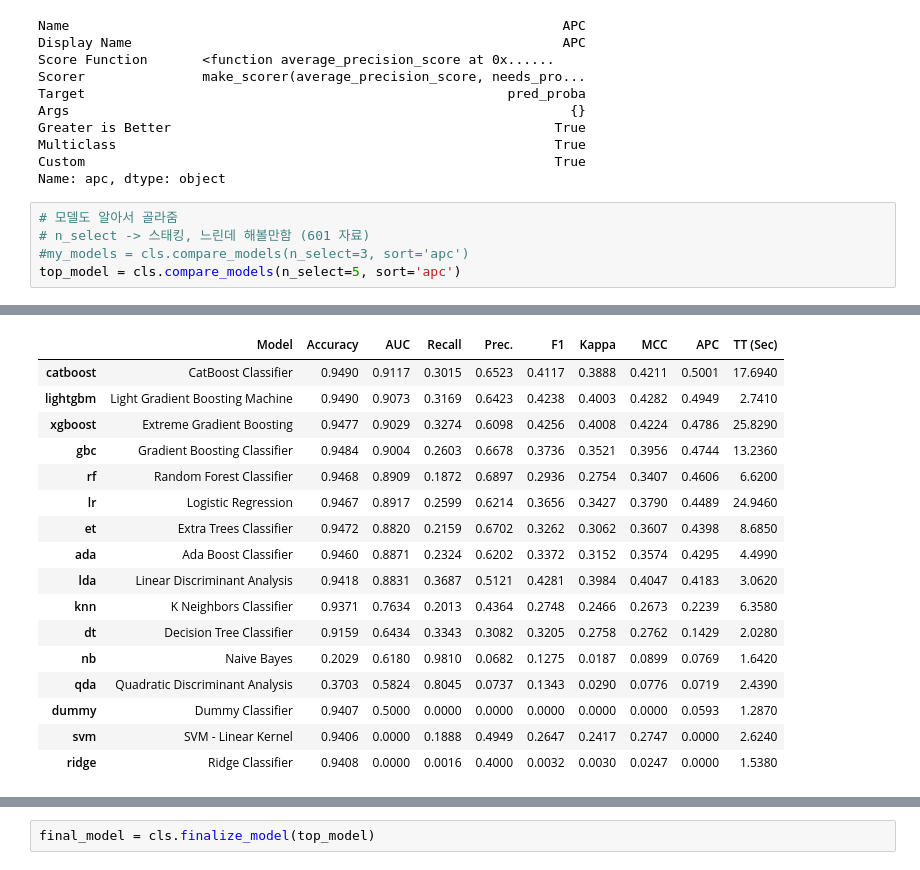
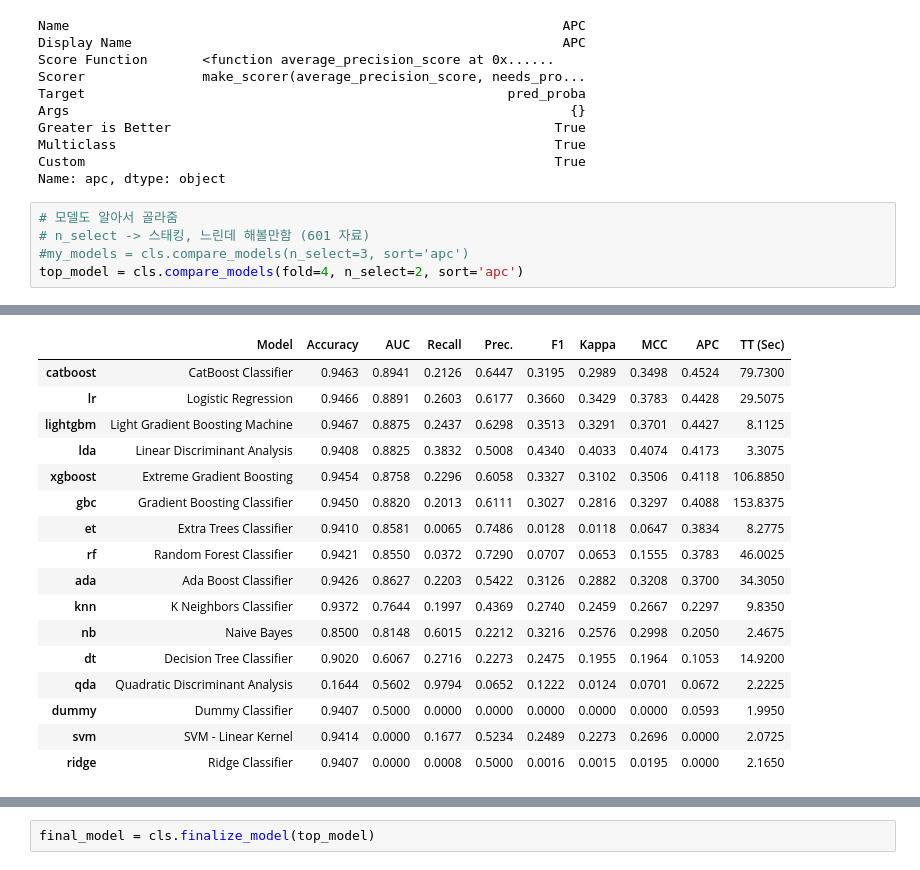
Before and after one commit to Hwijune/hackt, a Jupyter notebook: 08_DS/2023-DS-Binary_Classification.ipynb, the cells around one changed output, grey strips where cells are left out. Drawn from its saved outputs; the diff is of its cells as text.

```diff
--- a/08_DS/2023-DS-Binary_Classification.ipynb
+++ b/08_DS/2023-DS-Binary_Classification.ipynb
@@ -1130,27 +918,27 @@ Name: apc, dtype: object
 # %%
 # 모델도 알아서 골라줌
 # n_select -> 스태킹, 느린데 해볼만함 (601 자료)
 #my_models = cls.compare_models(n_select=3, sort='apc')
-top_model = cls.compare_models(n_select=5, sort='apc')
+top_model = cls.compare_models(fold=4, n_select=2, sort='apc')
 # %% [output]
 [interactive output not drawn]
 |  | Model | Accuracy | AUC | Recall | Prec. | F1 | Kappa | MCC | APC | TT (Sec) |
-| catboost | CatBoost Classifier | 0.9490 | 0.9117 | 0.3015 | 0.6523 | 0.4117 | 0.3888 | 0.4211 | 0.5001 | 17.6940 |
-| lightgbm | Light Gradient Boosting Machine | 0.9490 | 0.9073 | 0.3169 | 0.6423 | 0.4238 | 0.4003 | 0.4282 | 0.4949 | 2.7410 |
-| xgboost | Extreme Gradient Boosting | 0.9477 | 0.9029 | 0.3274 | 0.6098 | 0.4256 | 0.4008 | 0.4224 | 0.4786 | 25.8290 |
-| gbc | Gradient Boosting Classifier | 0.9484 | 0.9004 | 0.2603 | 0.6678 | 0.3736 | 0.3521 | 0.3956 | 0.4744 | 13.2360 |
-| rf | Random Forest Classifier | 0.9468 | 0.8909 | 0.1872 | 0.6897 | 0.2936 | 0.2754 | 0.3407 | 0.4606 | 6.6200 |
-| lr | Logistic Regression | 0.9467 | 0.8917 | 0.2599 | 0.6214 | 0.3656 | 0.3427 | 0.3790 | 0.4489 | 24.9460 |
-| et | Extra Trees Classifier | 0.9472 | 0.8820 | 0.2159 | 0.6702 | 0.3262 | 0.3062 | 0.3607 | 0.4398 | 8.6850 |
-| ada | Ada Boost Classifier | 0.9460 | 0.8871 | 0.2324 | 0.6202 | 0.3372 | 0.3152 | 0.3574 | 0.4295 | 4.4990 |
-| lda | Linear Discriminant Analysis | 0.9418 | 0.8831 | 0.3687 | 0.5121 | 0.4281 | 0.3984 | 0.4047 | 0.4183 | 3.0620 |
-| knn | K Neighbors Classifier | 0.9371 | 0.7634 | 0.2013 | 0.4364 | 0.2748 | 0.2466 | 0.2673 | 0.2239 | 6.3580 |
-| dt | Decision Tree Classifier | 0.9159 | 0.6434 | 0.3343 | 0.3082 | 0.3205 | 0.2758 | 0.2762 | 0.1429 | 2.0280 |
-| nb | Naive Bayes | 0.2029 | 0.6180 | 0.9810 | 0.0682 | 0.1275 | 0.0187 | 0.0899 | 0.0769 | 1.6420 |
-| qda | Quadratic Discriminant Analysis | 0.3703 | 0.5824 | 0.8045 | 0.0737 | 0.1343 | 0.0290 | 0.0776 | 0.0719 | 2.4390 |
-| dummy | Dummy Classifier | 0.9407 | 0.5000 | 0.0000 | 0.0000 | 0.0000 | 0.0000 | 0.0000 | 0.0593 | 1.2870 |
-| svm | SVM - Linear Kernel | 0.9406 | 0.0000 | 0.1888 | 0.4949 | 0.2647 | 0.2417 | 0.2747 | 0.0000 | 2.6240 |
-| ridge | Ridge Classifier | 0.9408 | 0.0000 | 0.0016 | 0.4000 | 0.0032 | 0.0030 | 0.0247 | 0.0000 | 1.5380 |
+| catboost | CatBoost Classifier | 0.9463 | 0.8941 | 0.2126 | 0.6447 | 0.3195 | 0.2989 | 0.3498 | 0.4524 | 79.7300 |
+| lr | Logistic Regression | 0.9466 | 0.8891 | 0.2603 | 0.6177 | 0.3660 | 0.3429 | 0.3783 | 0.4428 | 29.5075 |
+| lightgbm | Light Gradient Boosting Machine | 0.9467 | 0.8875 | 0.2437 | 0.6298 | 0.3513 | 0.3291 | 0.3701 | 0.4427 | 8.1125 |
+| lda | Linear Discriminant Analysis | 0.9408 | 0.8825 | 0.3832 | 0.5008 | 0.4340 | 0.4033 | 0.4074 | 0.4173 | 3.3075 |
+| xgboost | Extreme Gradient Boosting | 0.9454 | 0.8758 | 0.2296 | 0.6058 | 0.3327 | 0.3102 | 0.3506 | 0.4118 | 106.8850 |
+| gbc | Gradient Boosting Classifier | 0.9450 | 0.8820 | 0.2013 | 0.6111 | 0.3027 | 0.2816 | 0.3297 | 0.4088 | 153.8375 |
+| et | Extra Trees Classifier | 0.9410 | 0.8581 | 0.0065 | 0.7486 | 0.0128 | 0.0118 | 0.0647 | 0.3834 | 8.2775 |
+| rf | Random Forest Classifier | 0.9421 | 0.8550 | 0.0372 | 0.7290 | 0.0707 | 0.0653 | 0.1555 | 0.3783 | 46.0025 |
+| ada | Ada Boost Classifier | 0.9426 | 0.8627 | 0.2203 | 0.5422 | 0.3126 | 0.2882 | 0.3208 | 0.3700 | 34.3050 |
+| knn | K Neighbors Classifier | 0.9372 | 0.7644 | 0.1997 | 0.4369 | 0.2740 | 0.2459 | 0.2667 | 0.2297 | 9.8350 |
+| nb | Naive Bayes | 0.8500 | 0.8148 | 0.6015 | 0.2212 | 0.3216 | 0.2576 | 0.2998 | 0.2050 | 2.4675 |
+| dt | Decision Tree Classifier | 0.9020 | 0.6067 | 0.2716 | 0.2273 | 0.2475 | 0.1955 | 0.1964 | 0.1053 | 14.9200 |
+| qda | Quadratic Discriminant Analysis | 0.1644 | 0.5602 | 0.9794 | 0.0652 | 0.1222 | 0.0124 | 0.0701 | 0.0672 | 2.2225 |
+| dummy | Dummy Classifier | 0.9407 | 0.5000 | 0.0000 | 0.0000 | 0.0000 | 0.0000 | 0.0000 | 0.0593 | 1.9950 |
+| svm | SVM - Linear Kernel | 0.9414 | 0.0000 | 0.1677 | 0.5234 | 0.2489 | 0.2273 | 0.2696 | 0.0000 | 2.0725 |
+| ridge | Ridge Classifier | 0.9407 | 0.0000 | 0.0008 | 0.5000 | 0.0016 | 0.0015 | 0.0195 | 0.0000 | 2.1650 |
 [interactive output not drawn]
 # %%
 my_models = [cls.tune_model(m) for m in top_model]
```
Also changed, not shown: parts of 34 cells of this notebook, 6 other files.
